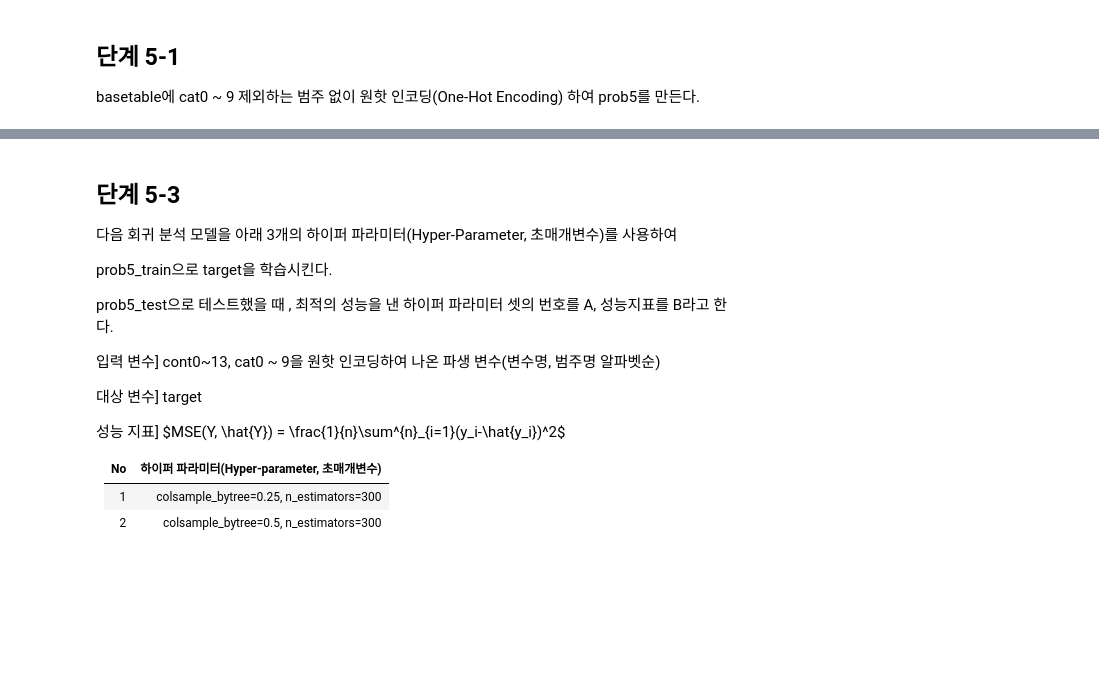
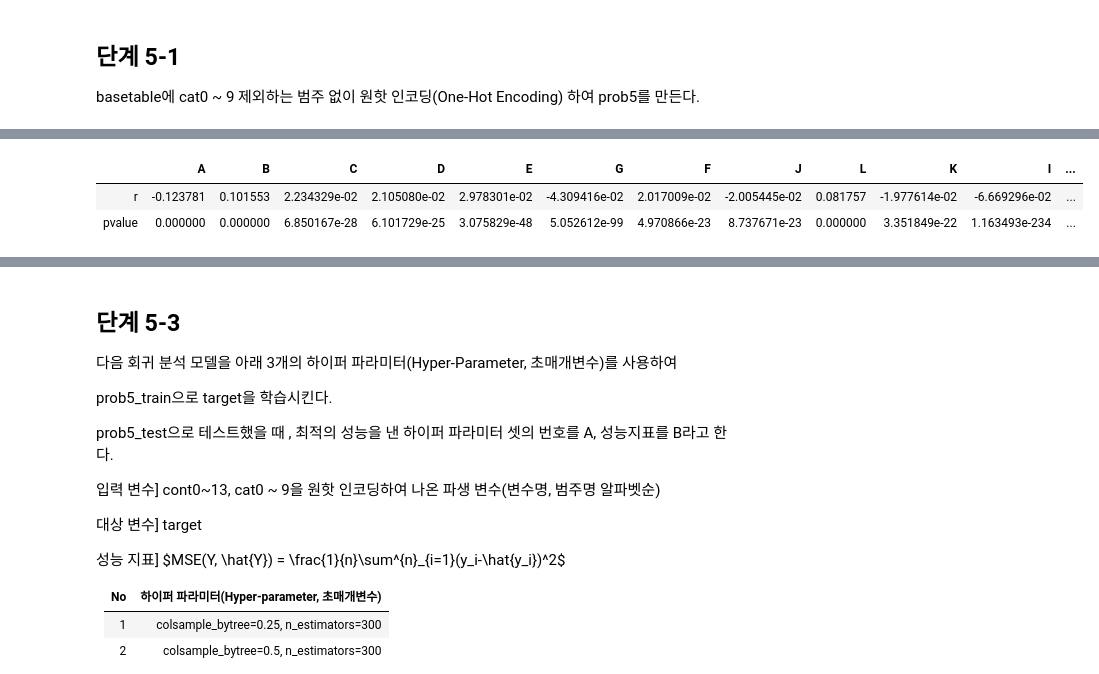
Before and after one commit to sunkusun9/DS_lv3_2506_1, a Jupyter notebook: sec_ds_lv3_prob2_prob.ipynb, the cells around one changed output, grey strips where cells are left out. Saved outputs shown, nothing was run; the diff lists cells and outputs as text; code cells hidden in the pictures; blank space fills up the shorter version.

```diff
--- a/sec_ds_lv3_prob2_prob.ipynb
+++ b/sec_ds_lv3_prob2_prob.ipynb
@@ -1369,0 +1657,17 @@ sklearn.model_selection.train_test_split, random_state=123
+# %%
+# 방법 3 가변수가 아닌 원래 변수로 해봅니다.
+# cat_cols에서 등장하는 모든 범주값을 가져와서, 해당여부를 카운트합니다.
+
+cat_vals = df_basetable[cat_cols].apply(
+    lambda x: x.unique().tolist()
+).explode().unique()
+pd.concat([
+    (df_basetable[cat_cols] == i).sum(axis = 1).rename(i)
+    for i in cat_vals
+], axis=1).apply(
+    lambda x: pd.Series(pearsonr(x, df_prob5['target']), index = ['r', 'pvalue'])
+)
+# %% [output]
+|  | A | B | C | D | E | G | F | J | L | K | I | ... |
+| r | -0.123781 | 0.101553 | 2.234329e-02 | 2.105080e-02 | 2.978301e-02 | -4.309416e-02 | 2.017009e-02 | -2.005445e-02 | 0.081757 | -1.977614e-02 | -6.669296e-02 | ... |
+| pvalue | 0.000000 | 0.000000 | 6.850167e-28 | 6.101729e-25 | 3.075829e-48 | 5.052612e-99 | 4.970866e-23 | 8.737671e-23 | 0.000000 | 3.351849e-22 | 1.163493e-234 | ... |
```
Also changed, not shown: parts of 115 cells of this notebook.
